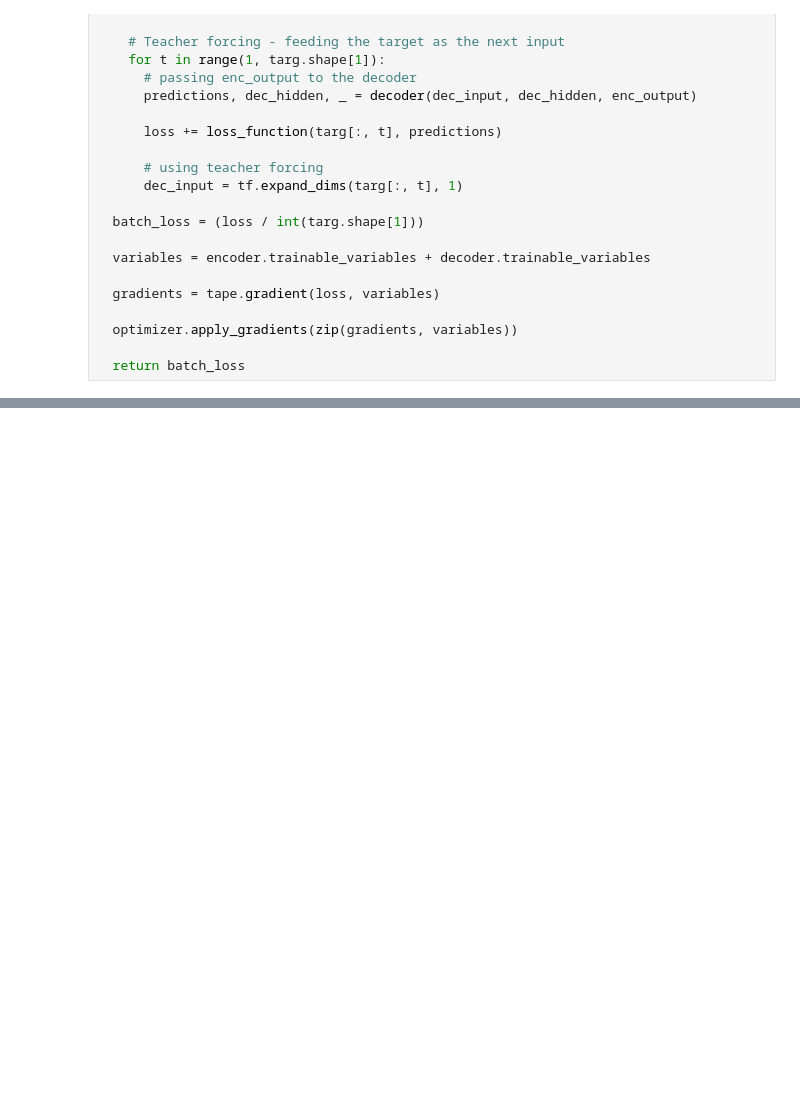
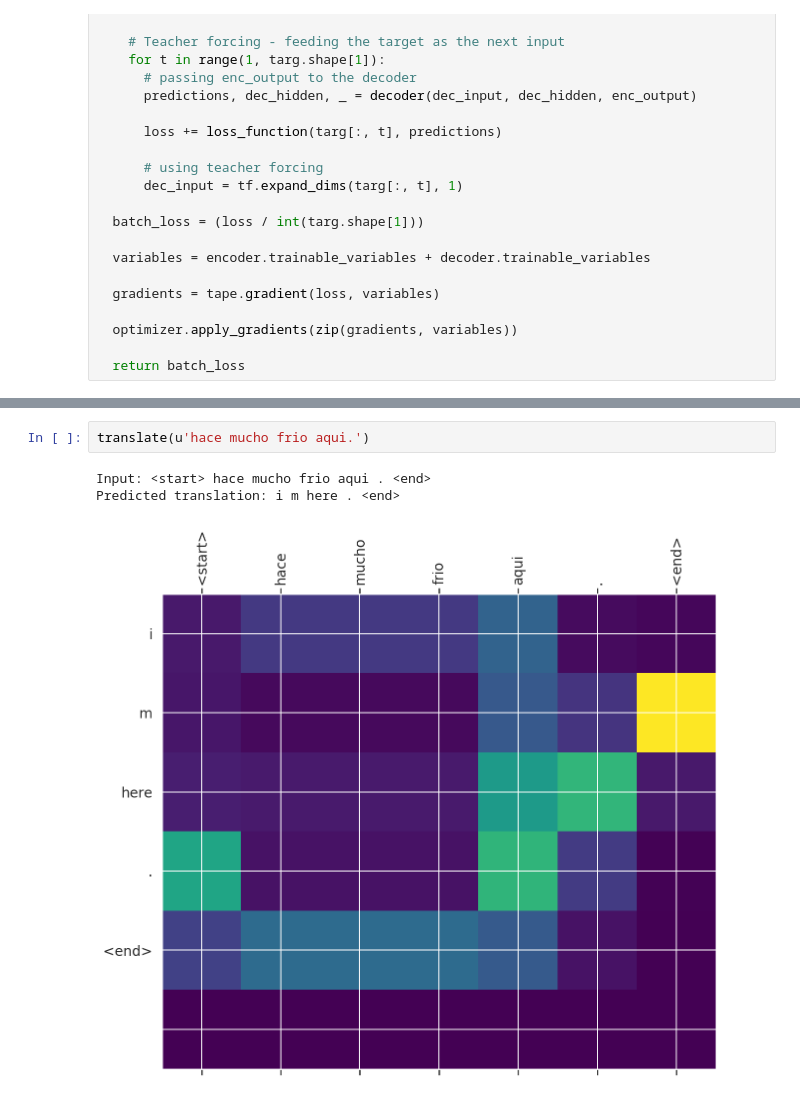
Before and after one commit to sourcecode369/deep-natural-language-processing, a Jupyter notebook: machine translation/Neural_Machine_Translation_with_Bahdanau_Attention_and_Pretrained_Glove_Embeddings.ipynb, the cells around one changed output, grey strips where cells are left out. Drawn from its saved outputs; the diff is of its cells as text; blank space fills up the shorter version.

```diff
--- a/machine translation/Neural_Machine_Translation_with_Bahdanau_Attention_and_Pretrained_Glove_Embeddings.ipynb
+++ b/machine translation/Neural_Machine_Translation_with_Bahdanau_Attention_and_Pretrained_Glove_Embeddings.ipynb
@@ -420,0 +497,6 @@ Time taken for 1 epoch 42.61816382408142 sec
+# %%
+translate(u'hace mucho frio aqui.')
+# %% [output]
+Input: <start> hace mucho frio aqui . <end>
+Predicted translation: i m here . <end>
+[figure, added]
```
Also changed, not shown: parts of 7 cells of this notebook.
